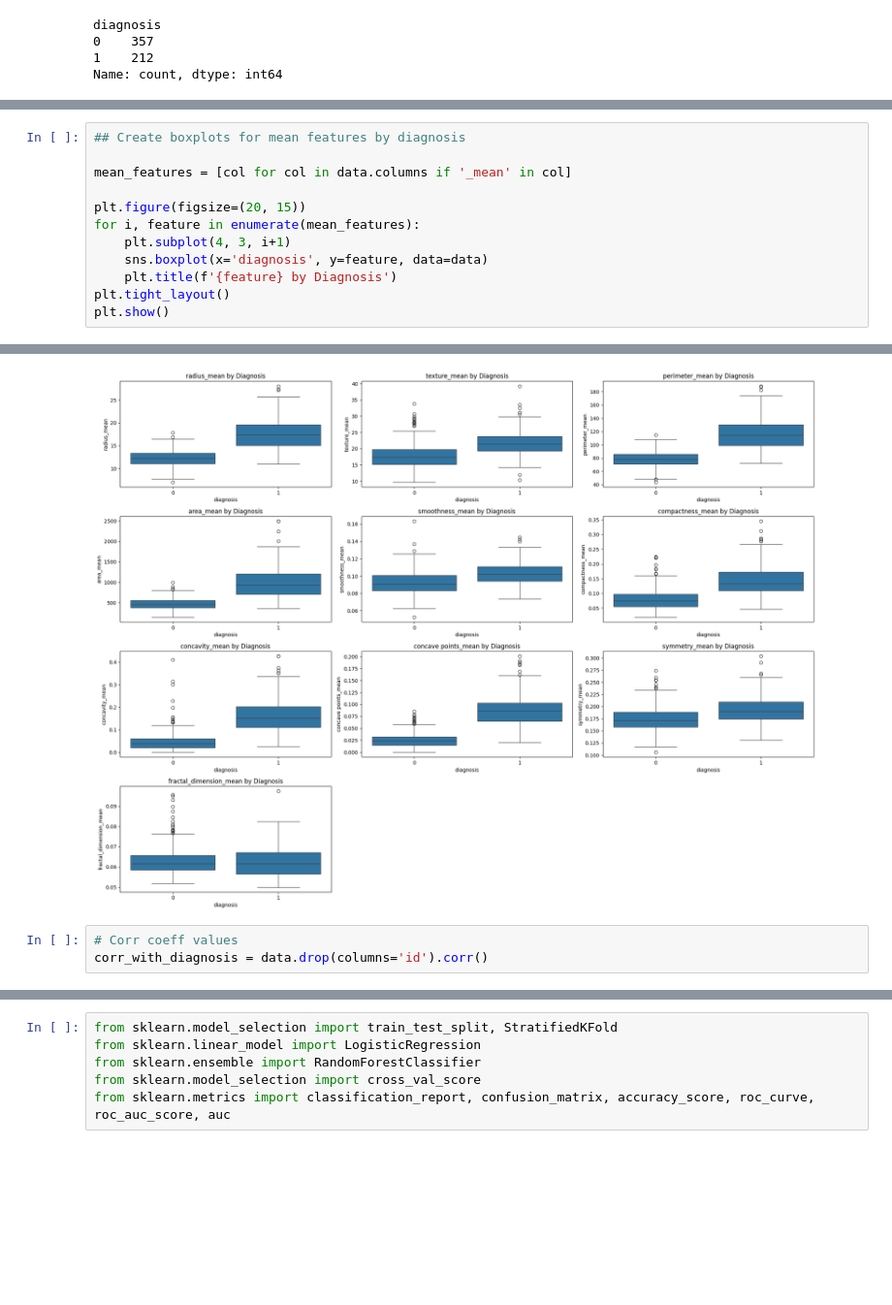
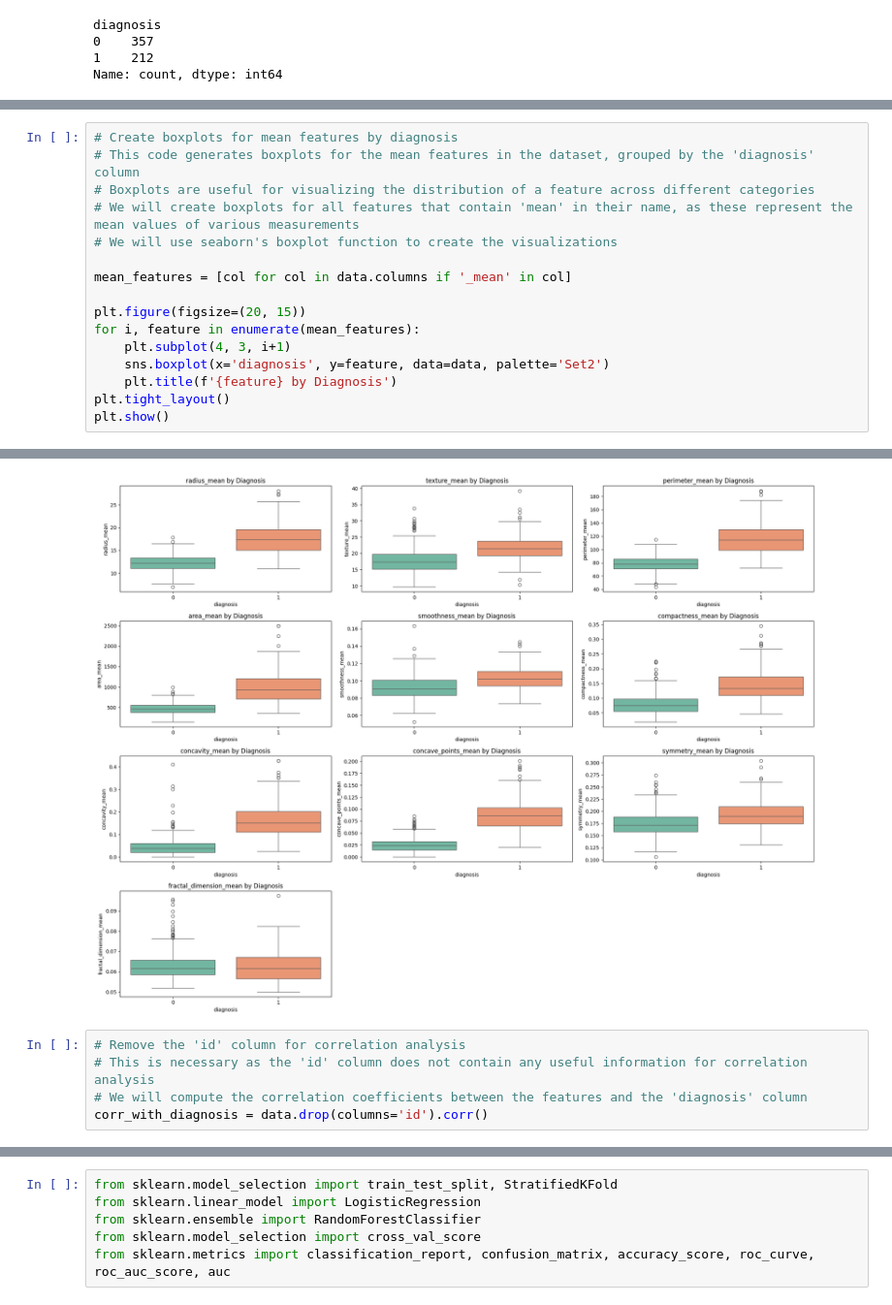
Before and after one commit to omaralfaqih6/breast_cancer_wisconsin, a Jupyter notebook: data_prep_mod_setup.ipynb, the cells around one changed output, grey strips where cells are left out. Shown at 97% size. Saved outputs shown, nothing was run; the diff lists cells and outputs as text; blank space fills up the shorter version.

```diff
--- a/data_prep_mod_setup.ipynb
+++ b/data_prep_mod_setup.ipynb
@@ -215,12 +242,16 @@ plt.show()
 # %%
-## Create boxplots for mean features by diagnosis
+# Create boxplots for mean features by diagnosis
+# This code generates boxplots for the mean features in the dataset, grouped by the 'diagnosis' column
+# Boxplots are useful for visualizing the distribution of a feature across different categories
+# We will create boxplots for all features that contain 'mean' in their name, as these represent the mean values of various measurements
+# We will use seaborn's boxplot function to create the visualizations
 
 mean_features = [col for col in data.columns if '_mean' in col]
 
 plt.figure(figsize=(20, 15))
 for i, feature in enumerate(mean_features):
     plt.subplot(4, 3, i+1)
-    sns.boxplot(x='diagnosis', y=feature, data=data)
+    sns.boxplot(x='diagnosis', y=feature, data=data, palette='Set2')
     plt.title(f'{feature} by Diagnosis')
 plt.tight_layout()
 plt.show()
@@ -228,5 +276,7 @@ plt.show()
-[figure, old version]
+[figure, new version]
 # %%
-# Corr coeff values
+# Remove the 'id' column for correlation analysis
+# This is necessary as the 'id' column does not contain any useful information for correlation analysis
+# We will compute the correlation coefficients between the features and the 'diagnosis' column
 corr_with_diagnosis = data.drop(columns='id').corr()
 # %%
```
Also changed, not shown: parts of 8 cells of this notebook.
